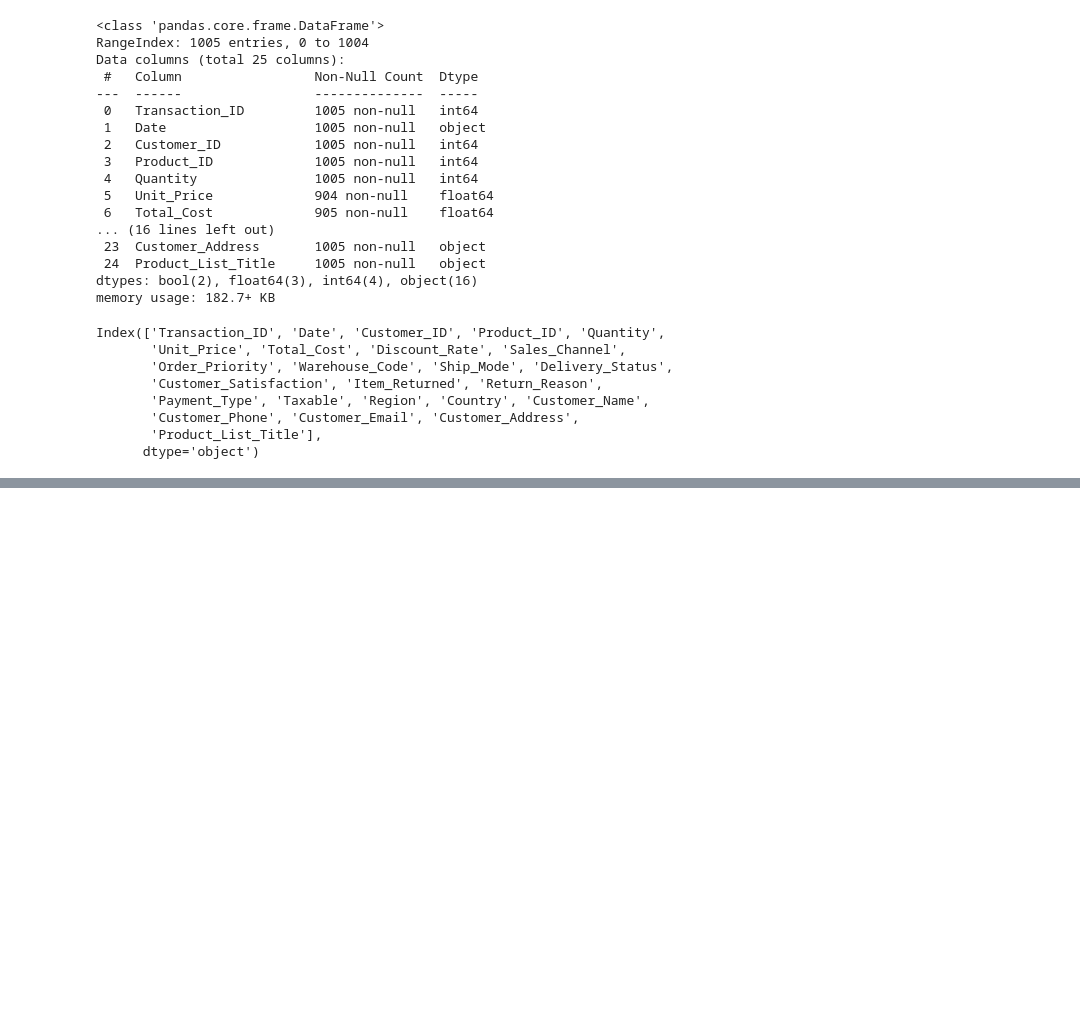
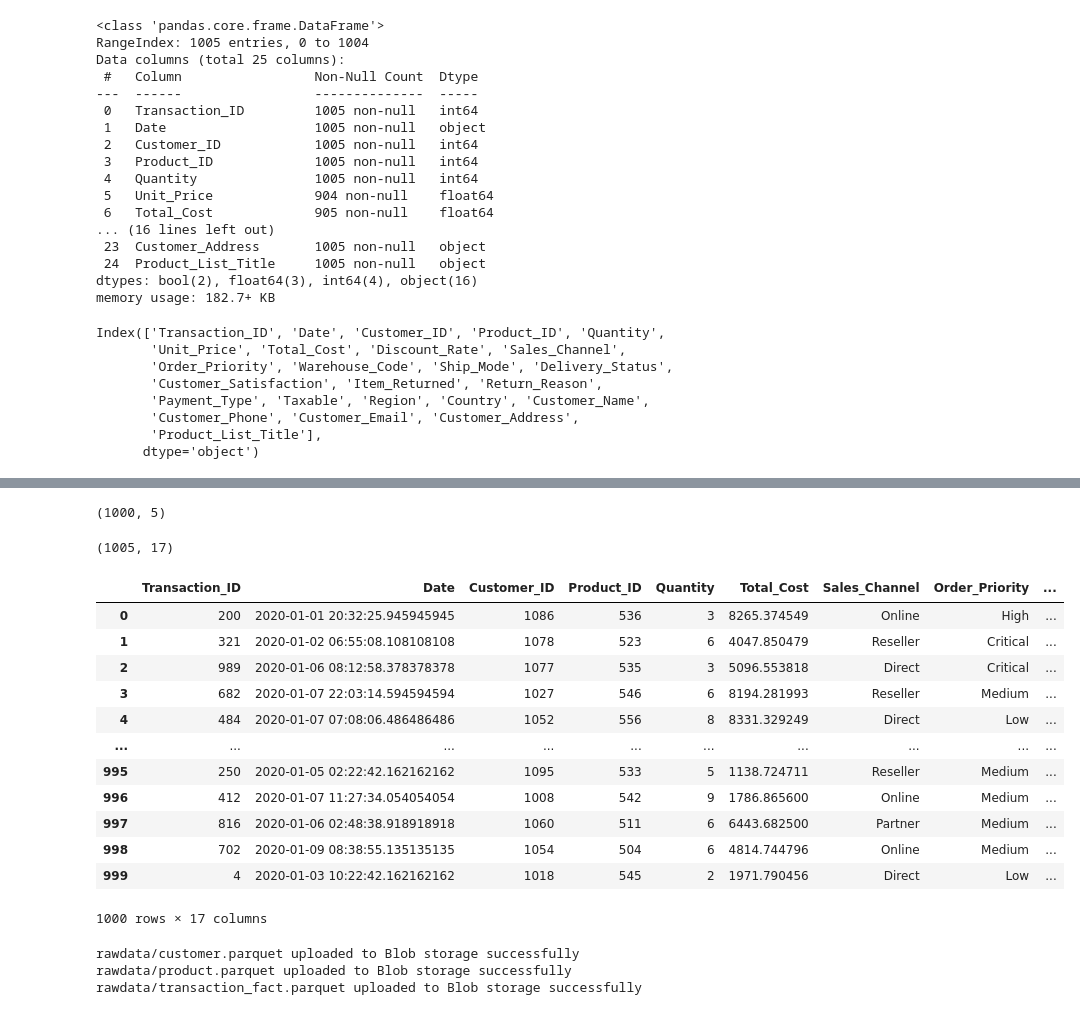
Before and after one commit to Ehi001/ziko_logistics, a Jupyter notebook: etl_pipeline.ipynb, the cells around one changed output, grey strips where cells are left out. Drawn from its saved outputs; the diff is of its cells as text; code cells hidden in the pictures; blank space fills up the shorter version.

```diff
--- a/etl_pipeline.ipynb
+++ b/etl_pipeline.ipynb
@@ -71,0 +129,2 @@ Index(['Transaction_ID', 'Date', 'Customer_ID', 'Product_ID', 'Quantity',
+# %%
+ziko_df['Date'] = pd.to_datetime(ziko_df['Date'])
@@ -71,0 +153,5 @@ Index(['Transaction_ID', 'Date', 'Customer_ID', 'Product_ID', 'Quantity',
+# %%
+# Customer table
+customer = ziko_df[['Customer_ID', 'Customer_Name', 'Customer_Phone', 'Customer_Email', 'Customer_Address']].copy().drop_duplicates().reset_index(drop = True)
+
+customer.head()
@@ -71,0 +169,3 @@ Index(['Transaction_ID', 'Date', 'Customer_ID', 'Product_ID', 'Quantity',
+# %%
+# Products table
+product = ziko_df[['Product_ID', 'Product_List_Title', 'Unit_Price', 'Discount_Rate', 'Warehouse_Code',]].copy().drop_duplicates().reset_index(drop = True)
@@ -71,0 +181,30 @@ Index(['Transaction_ID', 'Date', 'Customer_ID', 'Product_ID', 'Quantity',
+# %%
+product.shape
+# %% [output]
+(1000, 5)
+# %%
+# Transaction fact table
+transaction_fact = ziko_df.merge(customer, on = ['Customer_ID', 'Customer_Name','Customer_Phone', 'Customer_Email', 'Customer_Address'], how = 'left')\
+                          .merge(product, on = ['Product_ID', 'Product_List_Title', 'Unit_Price', 'Discount_Rate', 'Warehouse_Code',], how = 'left')\
+                          [['Transaction_ID', 'Date', 'Customer_ID', 'Product_ID', 'Quantity', 'Total_Cost',  'Sales_Channel','Order_Priority', \
+                            'Ship_Mode', 'Delivery_Status','Customer_Satisfaction', 'Item_Returned', 'Return_Reason','Payment_Type', 'Taxable', 'Region', 'Country']]
+# %%
+transaction_fact.shape
+# %% [output]
+(1005, 17)
+# %%
+transaction_fact.drop_duplicates().reset_index(drop = True)
+# %% [output]
+|  | Transaction_ID | Date | Customer_ID | Product_ID | Quantity | Total_Cost | Sales_Channel | Order_Priority | ... |
+| 0 | 200 | 2020-01-01 20:32:25.945945945 | 1086 | 536 | 3 | 8265.374549 | Online | High | ... |
+| 1 | 321 | 2020-01-02 06:55:08.108108108 | 1078 | 523 | 6 | 4047.850479 | Reseller | Critical | ... |
+| 2 | 989 | 2020-01-06 08:12:58.378378378 | 1077 | 535 | 3 | 5096.553818 | Direct | Critical | ... |
+| 3 | 682 | 2020-01-07 22:03:14.594594594 | 1027 | 546 | 6 | 8194.281993 | Reseller | Medium | ... |
+| 4 | 484 | 2020-01-07 07:08:06.486486486 | 1052 | 556 | 8 | 8331.329249 | Direct | Low | ... |
+| ... | ... | ... | ... | ... | ... | ... | ... | ... | ... |
+| 995 | 250 | 2020-01-05 02:22:42.162162162 | 1095 | 533 | 5 | 1138.724711 | Reseller | Medium | ... |
+| 996 | 412 | 2020-01-07 11:27:34.054054054 | 1008 | 542 | 9 | 1786.865600 | Online | Medium | ... |
+| 997 | 816 | 2020-01-06 02:48:38.918918918 | 1060 | 511 | 6 | 6443.682500 | Partner | Medium | ... |
+| 998 | 702 | 2020-01-09 08:38:55.135135135 | 1054 | 504 | 6 | 4814.744796 | Online | Medium | ... |
+| 999 | 4 | 2020-01-03 10:22:42.162162162 | 1018 | 545 | 2 | 1971.790456 | Direct | Low | ... |
+1000 rows × 17 columns
@@ -71,0 +241,8 @@ Index(['Transaction_ID', 'Date', 'Customer_ID', 'Product_ID', 'Quantity',
+# %%
+upload_df_to_blob_as_parquet(customer, container_client, 'rawdata/customer.parquet')
+upload_df_to_blob_as_parquet(product, container_client, 'rawdata/product.parquet')
+upload_df_to_blob_as_parquet(transaction_fact, container_client, 'rawdata/transaction_fact.parquet')
+# %% [output]
+rawdata/customer.parquet uploaded to Blob storage successfully
+rawdata/product.parquet uploaded to Blob storage successfully
+rawdata/transaction_fact.parquet uploaded to Blob storage successfully
```
Also changed, not shown: parts of 15 cells of this notebook, 6 other files.
